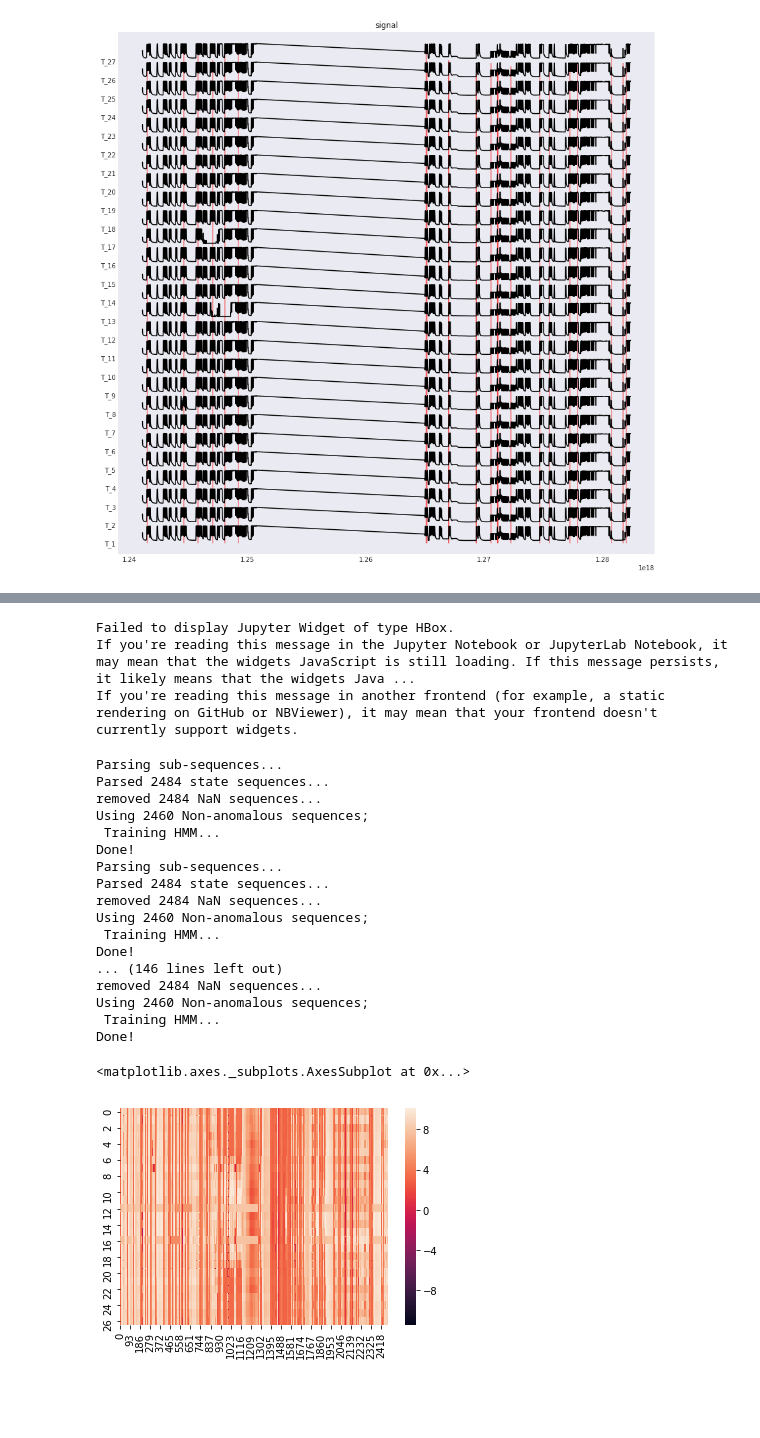
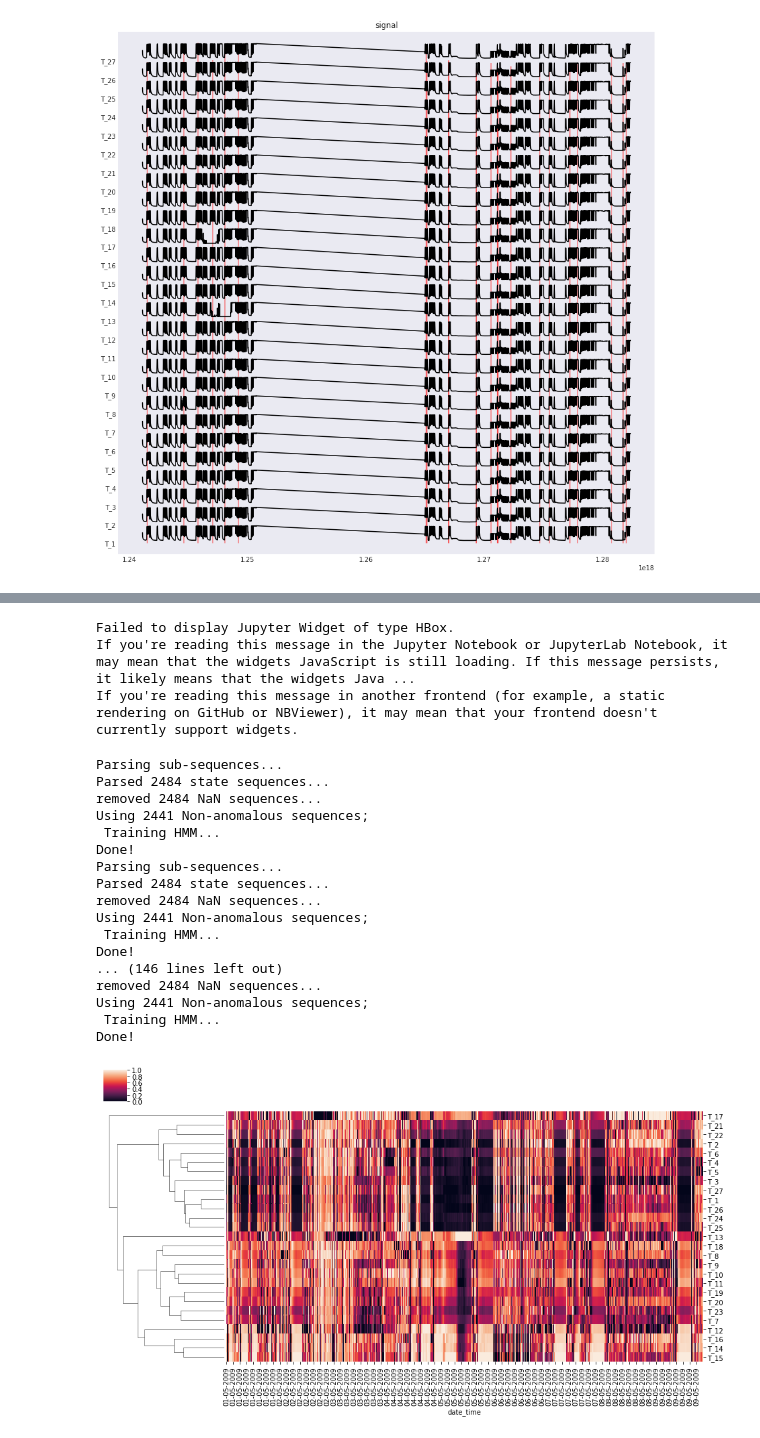
Before and after one commit to rtbs-dev/phm-feature-maker, a Jupyter notebook: tutorial.ipynb, the cells around one changed output, grey strips where cells are left out. Drawn from its saved outputs; the diff is of its cells as text; code cells hidden in the pictures; blank space fills up the shorter version.

```diff
--- a/tutorial.ipynb
+++ b/tutorial.ipynb
@@ -153,7 +153,7 @@ from tqdm import tqdm_notebook
 
 for sensor, signal in tqdm_notebook(dfr.items()):
     experiment[sensor] = hmm.RollingHMM(signal, 3, target, anomaly_window='6h')
-    experiment[sensor].fit(verbose=False)
+    experiment[sensor].fit(verbose=False, n_jobs=3)
 # %% [output]
 Failed to display Jupyter Widget of type HBox.
 If you're reading this message in the Jupyter Notebook or JupyterLab Notebook, it may mean that the widgets JavaScript is still loading. If this message persists, it likely means that the widgets Java ...
@@ -161,18 +161,18 @@ If you're reading this message in another frontend (for example, a static render
 Parsing sub-sequences...
 Parsed 2484 state sequences...
 removed 2484 NaN sequences...
-Using 2460 Non-anomalous sequences;
+Using 2441 Non-anomalous sequences;
  Training HMM...
 Done!
 Parsing sub-sequences...
 Parsed 2484 state sequences...
 removed 2484 NaN sequences...
-Using 2460 Non-anomalous sequences;
+Using 2441 Non-anomalous sequences;
  Training HMM...
 Done!
 ... (146 lines left out)
 removed 2484 NaN sequences...
-Using 2460 Non-anomalous sequences;
+Using 2441 Non-anomalous sequences;
  Training HMM...
 Done!
 # %%
@@ -180,5 +181,7 @@ res = np.vstack([i.like() for i in experiment.values()])
-# %%
-sns.heatmap(res)
-# %% [output]
-<matplotlib.axes._subplots.AxesSubplot at 0x...>
-[figure, removed]
+# %%
+df = pd.DataFrame(data=res)
+cg = sns.clustermap(df.T,
+              col_cluster=False, standard_scale=1, figsize=(16,8))
+cg.ax_heatmap.set_xticklabels(df.reset_index().date_time.dt.strftime('%d-%m-%Y'));
+# %% [output]
+[figure, added]
```
Also changed, not shown: parts of 12 cells of this notebook, 1 other file.
